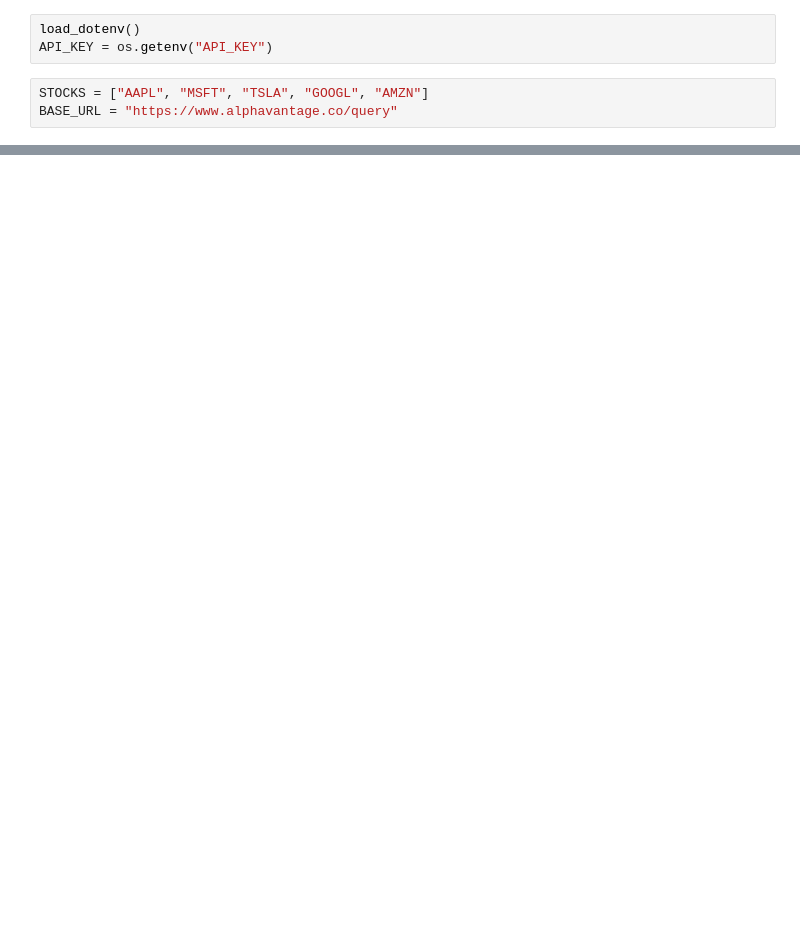
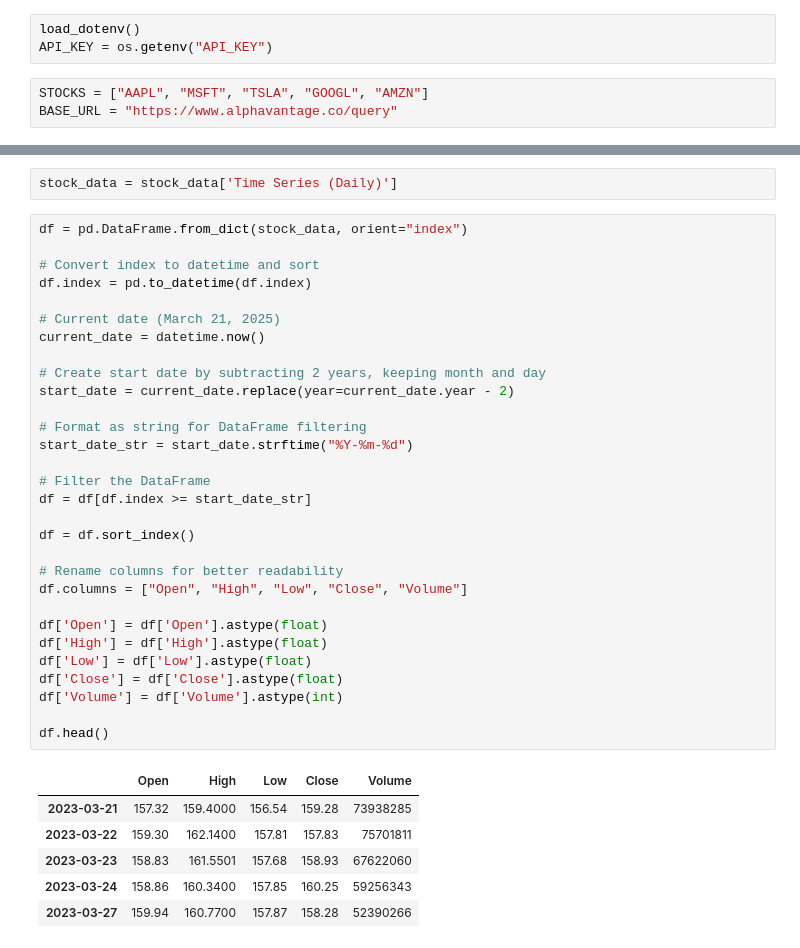
Before and after one commit to mihirgujarathi/ai_finance_portfolio_optimiser, a Jupyter notebook: lstm.ipynb, the cells around one changed output, grey strips where cells are left out. Cells and saved outputs as stored; diff of their text form; blank space fills up the shorter version.

Commit message:
Fixed data types and eploring plotly charts

```diff
--- a/lstm.ipynb
+++ b/lstm.ipynb
@@ -60,0 +71,39 @@ pd.to_csv(stock_data, f"{STOCKS[0]}_stock_data.csv")
+# %%
+stock_data = stock_data['Time Series (Daily)']
+# %%
+df = pd.DataFrame.from_dict(stock_data, orient="index")
+
+# Convert index to datetime and sort
+df.index = pd.to_datetime(df.index)
+
+# Current date (March 21, 2025)
+current_date = datetime.now()
+
+# Create start date by subtracting 2 years, keeping month and day
+start_date = current_date.replace(year=current_date.year - 2)
+
+# Format as string for DataFrame filtering
+start_date_str = start_date.strftime("%Y-%m-%d")
+
+# Filter the DataFrame
+df = df[df.index >= start_date_str]
+
+df = df.sort_index()
+
+# Rename columns for better readability
+df.columns = ["Open", "High", "Low", "Close", "Volume"]
+
+df['Open'] = df['Open'].astype(float)
+df['High'] = df['High'].astype(float)
+df['Low'] = df['Low'].astype(float)
+df['Close'] = df['Close'].astype(float)
+df['Volume'] = df['Volume'].astype(int)
+
+df.head()
+# %% [output]
+|  | Open | High | Low | Close | Volume |
+| 2023-03-21 | 157.32 | 159.4000 | 156.54 | 159.28 | 73938285 |
+| 2023-03-22 | 159.30 | 162.1400 | 157.81 | 157.83 | 75701811 |
+| 2023-03-23 | 158.83 | 161.5501 | 157.68 | 158.93 | 67622060 |
+| 2023-03-24 | 158.86 | 160.3400 | 157.85 | 160.25 | 59256343 |
+| 2023-03-27 | 159.94 | 160.7700 | 157.87 | 158.28 | 52390266 |
```
Also changed, not shown: parts of 10 cells of this notebook.
